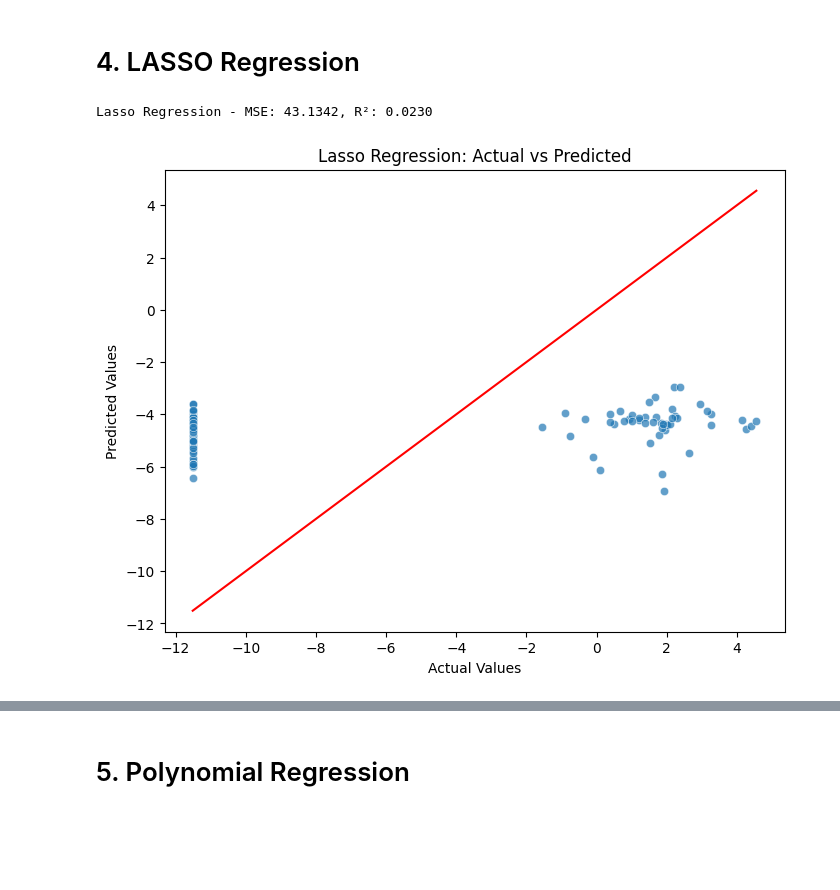
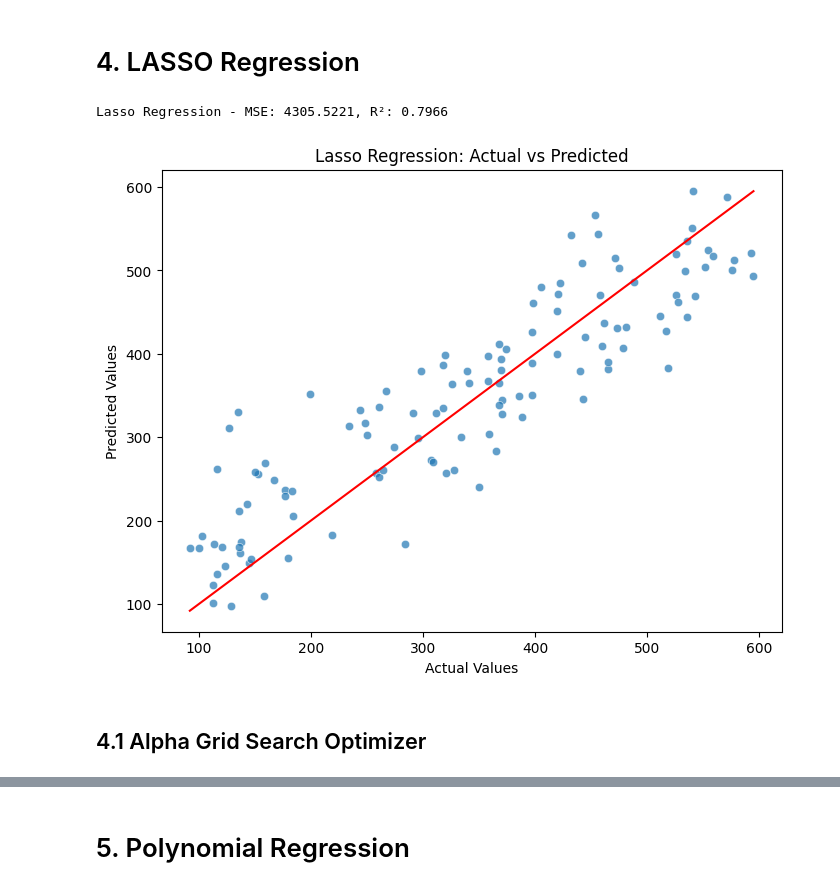
Before and after one commit to XanderYoon/EAS_8803, a Jupyter notebook: Week_4/Regressions.ipynb, the cells around one changed output, grey strips where cells are left out. Drawn from its saved outputs; the diff is of its cells as text; code cells hidden in the pictures; blank space fills up the shorter version.

```diff
--- a/Week_4/Regressions.ipynb
+++ b/Week_4/Regressions.ipynb
@@ -59,13 +27,13 @@ sns.heatmap(
 # %%
-X = df[['month', 'Drought_Code', 'temp', 'wind']]
-y = np.log(df['area'] + 1e-5)
+# Assuming df is your DataFrame
+X = df.drop(columns='crop_yield')
+y = df['crop_yield']
 
-scaler = StandardScaler()
-X_scaled = scaler.fit_transform(X)
+X += np.random.normal(0, 100, X.shape)
 
 # Split the data into training and testing sets (80% train, 20% test)
 X_train, X_test, y_train, y_test = train_test_split(
-    X_scaled, y, test_size=0.2, random_state=42
+    X, y, test_size=0.2, random_state=42
 )
 # %% [markdown]
 ## 1.3 Plotting Function
@@ -118,0 +89,33 @@ Ridge Regression - MSE: 42.8190, R²: 0.0301
+# %%
+# Initialize a range of alpha values to test
+alpha_values = np.logspace(-3, 3, 100)  # From 0.001 to 1000 (log scale)
+r2_scores = []
+
+# Optimize alpha
+for alpha in alpha_values:
+    # Initialize Ridge Regression model with the current alpha
+    ridge_model = Ridge(alpha=alpha)
+    ridge_model.fit(X_train, y_train)
+
+    # Predict on the test set
+    y_pred_ridge = ridge_model.predict(X_test)
+
+    # Evaluate the model
+    r2 = r2_score(y_test, y_pred_ridge)
+    r2_scores.append(r2)
+
+# Find the best alpha (max r2)
+best_alpha = alpha_values[np.argmax(r2_scores)]
+best_r2 = min(r2_scores)
+print(f"Best Alpha: {best_alpha:.4f}")
+print(f"Best R2: {best_r2:.4f}")
+
+# Plot the performance of alpha over time
+plt.figure(figsize=(12, 6))
+plt.plot(alpha_values, r2_scores, label="R2", marker="o")
+plt.xscale("log")  # Use log scale for alpha
+plt.xlabel("Alpha (log scale)")
+plt.ylabel("R2")
+
+plt.grid()
+plt.show()
@@ -120,18 +127,20 @@ Ridge Regression - MSE: 42.8190, R²: 0.0301
 # 4. LASSO Regression
 # %%
 # Initialize and train the Lasso Regression model
-lasso_model = Lasso(alpha=0.1)  # You can tune the alpha parameter
+lasso_model = Lasso(alpha=0.5)  # You can tune the alpha parameter
 lasso_model.fit(X_train, y_train)
 
 # Predict on the test set
 y_pred_lasso = lasso_model.predict(X_test)
 
 # Evaluate the model
 mse_lasso = mean_squared_error(y_test, y_pred_lasso)
 r2_lasso = r2_score(y_test, y_pred_lasso)
 
 print(f"Lasso Regression - MSE: {mse_lasso:.4f}, R²: {r2_lasso:.4f}")
 plot_actual_vs_predicted(y_test, y_pred_lasso, 'Lasso Regression: Actual vs Predicted')
 # %% [output]
-Lasso Regression - MSE: 43.1342, R²: 0.0230
+Lasso Regression - MSE: 4305.5221, R²: 0.7966
-[figure, old version]
+[figure, new version]
+# %% [markdown]
+## 4.1 Alpha Grid Search Optimizer
```
Also changed, not shown: parts of 14 cells of this notebook, 3 other files.
